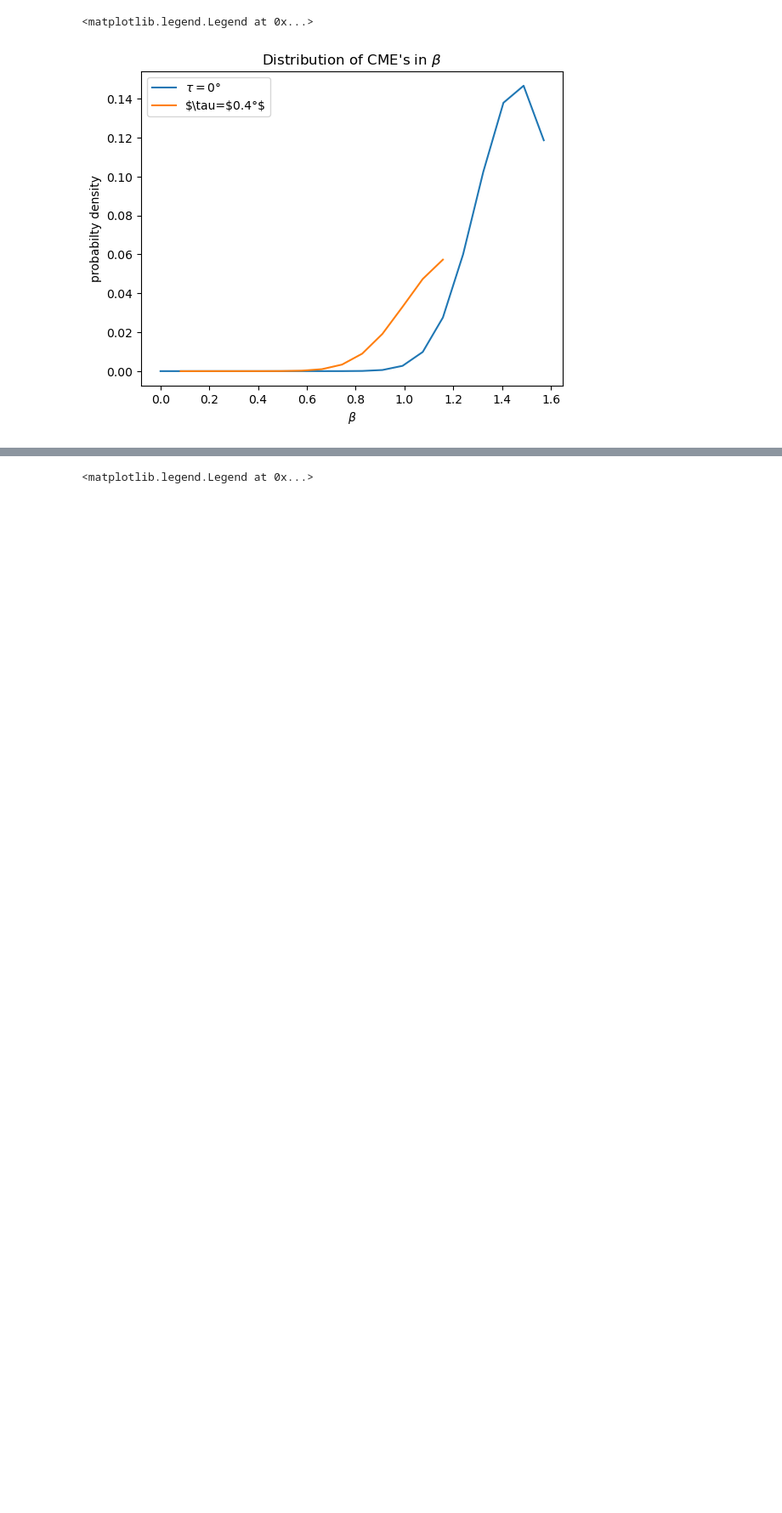
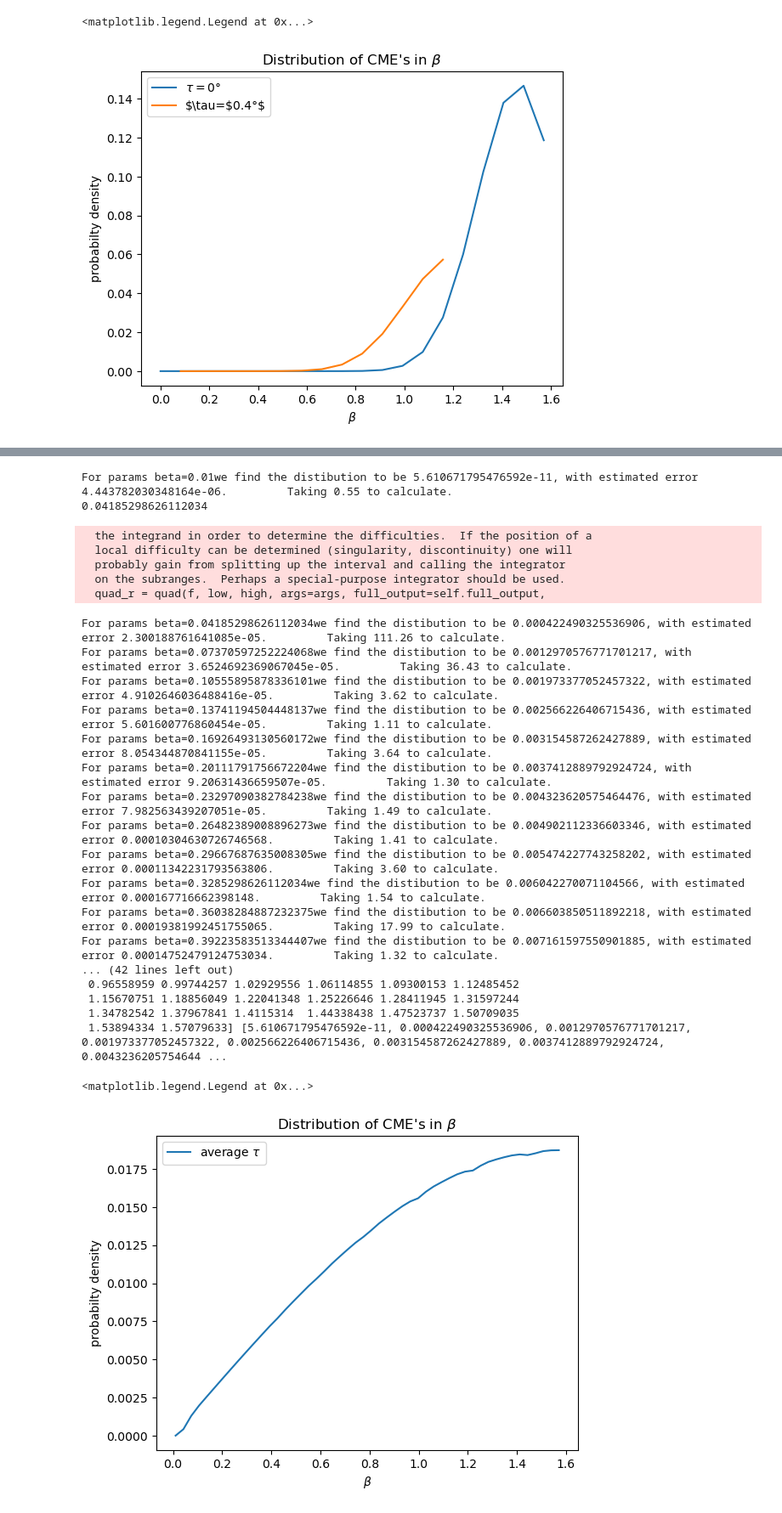
Before and after one commit to demichieldewilde/solar-flares, a Jupyter notebook: data/flare_distr/CME_distr.ipynb, the cells around one changed output, grey strips where cells are left out. Shown at 85% size. Drawn from its saved outputs; the diff is of its cells as text; code cells hidden in the pictures; blank space fills up the shorter version.

```diff
--- a/data/flare_distr/CME_distr.ipynb
+++ b/data/flare_distr/CME_distr.ipynb
@@ -587,13 +281,70 @@ TypeError: 'tuple' object is not callable
+# %%
+from scipy import integrate
+def get_sinphi2(theta, theta2, beta):
+    cosphi2 = (np.cos(beta)  - np.cos(theta)*np.cos(theta2) )/ (np.sin(theta)*np.sin(theta2))
+    return 0 if np.abs(cosphi2) >1 else (1-cosphi2**2)**0.5
+
+def f_integrand_any_tau(beta):
+        def integrand2(theta, theta2):
+            return integrand_any_tau(theta, theta2, beta)
+        return integrand2
+
+def integrand_any_tau(theta, theta2, beta):
+    sinphi2 = get_sinphi2(theta, theta2, beta)
+
+    return np.sin(theta)**2 * np.sin(theta2)**2 * rho_CME(theta2) * sinphi2 / np.abs(np.sin(beta))
+
+
+def get_rho_beta_any_tau(beta):
+    start_time = time.time()
+    print(beta, end='\r')
+    result, error = integrate.nquad(f_integrand_any_tau(beta), [[0, np.pi], [0, np.pi / 2 ]], opts={"epsrel":1e-2})      # theta, phi, theta2
+
+    end_time = time.time()
+    print(f'For params {beta=}we find the distibution to be {result}, with estimated error {error}. \
+        Taking {(end_time-start_time):.2f} to calculate.')
+
+    return result
 # %%
 
-for j in range(m):
-    plt.plot(betas, I[:,j], label=fr'$\tau=${round(taus[j]*180/np.pi)}°')
+def rho_betas(betas):
+    return [get_rho_beta_any_tau(beta) for beta in betas]
 
+betas = np.linspace(0.01,np.pi/2, 50)
+
+a = rho_betas(betas)
+plt.plot(betas, a, label=r'average $\tau$')
+print(betas, a)
 
 # plt.ylim(0,5)
 plt.title(r"Distribution of CME's in $\beta$")
 plt.xlabel(r"$\beta$")
 plt.ylabel("probabilty density")
 plt.legend()
 # %% [output]
-<matplotlib.legend.Legend at 0x...>
+For params beta=0.01we find the distibution to be 5.610671795476592e-11, with estimated error 4.443782030348164e-06.         Taking 0.55 to calculate.
+0.04185298626112034
+  the integrand in order to determine the difficulties.  If the position of a
+  local difficulty can be determined (singularity, discontinuity) one will
+  probably gain from splitting up the interval and calling the integrator
+  on the subranges.  Perhaps a special-purpose integrator should be used.
+  quad_r = quad(f, low, high, args=args, full_output=self.full_output,
+For params beta=0.04185298626112034we find the distibution to be 0.000422490325536906, with estimated error 2.300188761641085e-05.         Taking 111.26 to calculate.
+For params beta=0.07370597252224068we find the distibution to be 0.0012970576771701217, with estimated error 3.6524692369067045e-05.         Taking 36.43 to calculate.
+For params beta=0.10555895878336101we find the distibution to be 0.001973377052457322, with estimated error 4.9102646036488416e-05.         Taking 3.62 to calculate.
+For params beta=0.13741194504448137we find the distibution to be 0.002566226406715436, with estimated error 5.601600776860454e-05.         Taking 1.11 to calculate.
+For params beta=0.16926493130560172we find the distibution to be 0.003154587262427889, with estimated error 8.054344870841155e-05.         Taking 3.64 to calculate.
+For params beta=0.20111791756672204we find the distibution to be 0.0037412889792924724, with estimated error 9.20631436659507e-05.         Taking 1.30 to calculate.
+For params beta=0.23297090382784238we find the distibution to be 0.004323620575464476, with estimated error 7.982563439207051e-05.         Taking 1.49 to calculate.
+For params beta=0.26482389008896273we find the distibution to be 0.004902112336603346, with estimated error 0.00010304630726746568.         Taking 1.41 to calculate.
+For params beta=0.29667687635008305we find the distibution to be 0.005474227743258202, with estimated error 0.00011342231793563806.         Taking 3.60 to calculate.
+For params beta=0.3285298626112034we find the distibution to be 0.006042270071104566, with estimated error 0.000167716662398148.         Taking 1.54 to calculate.
+For params beta=0.36038284887232375we find the distibution to be 0.006603850511892218, with estimated error 0.00019381992451755065.         Taking 17.99 to calculate.
+For params beta=0.39223583513344407we find the distibution to be 0.007161597550901885, with estimated error 0.00014752479124753034.         Taking 1.32 to calculate.
+... (42 lines left out)
+ 0.96558959 0.99744257 1.02929556 1.06114855 1.09300153 1.12485452
+ 1.15670751 1.18856049 1.22041348 1.25226646 1.28411945 1.31597244
+ 1.34782542 1.37967841 1.4115314  1.44338438 1.47523737 1.50709035
+ 1.53894334 1.57079633] [5.610671795476592e-11, 0.000422490325536906, 0.0012970576771701217, 0.001973377052457322, 0.002566226406715436, 0.003154587262427889, 0.0037412889792924724, 0.0043236205754644 ...
+<matplotlib.legend.Legend at 0x...>
+[figure, added]
```
Also changed, not shown: parts of 13 cells of this notebook, 7 other files.
